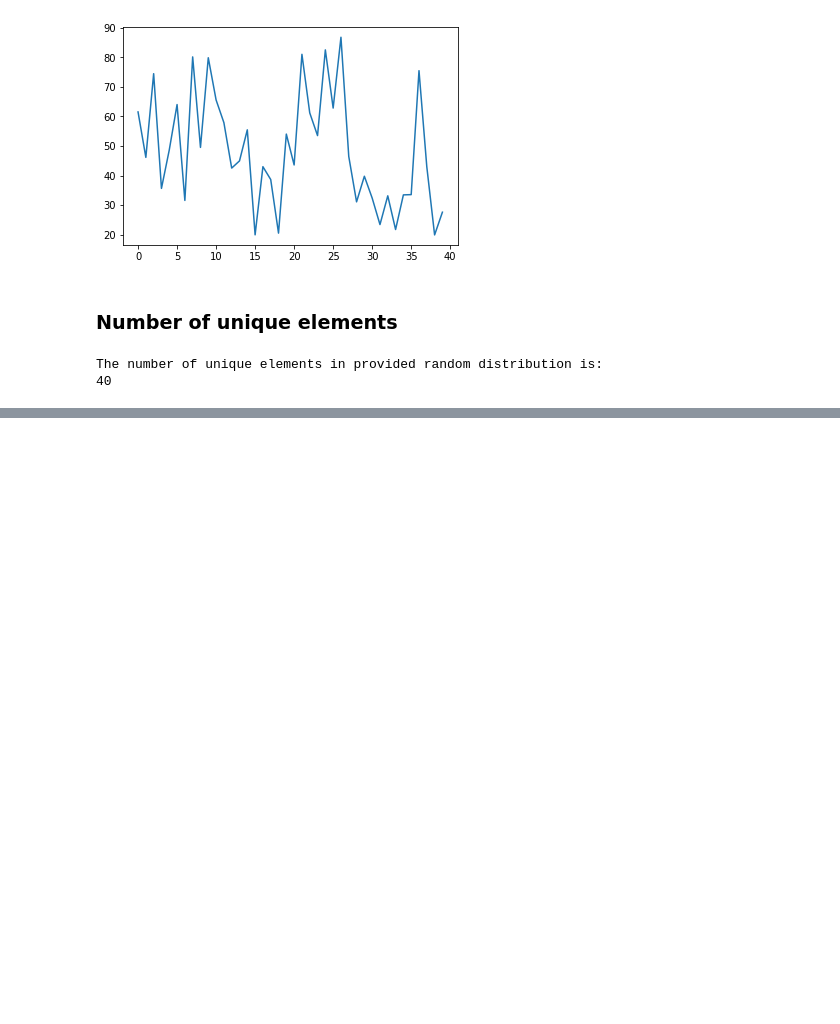
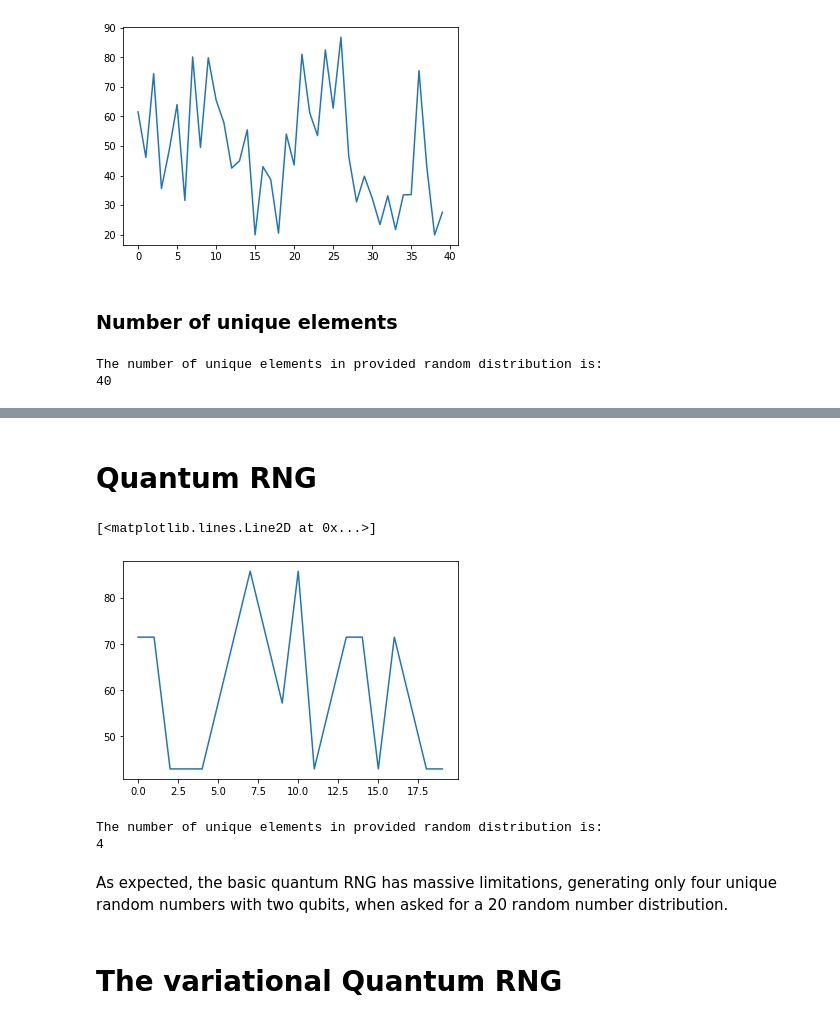
Before and after one commit to harshdeeps036/QiskitFallFest21-AU, a Jupyter notebook: VariationalRNG.ipynb, the cells around one changed output, grey strips where cells are left out. Drawn from its saved outputs; the diff is of its cells as text; code cells hidden in the pictures; blank space fills up the shorter version.

```diff
--- a/VariationalRNG.ipynb
+++ b/VariationalRNG.ipynb
@@ -225,0 +230,29 @@ The number of unique elements in provided random distribution is:
+# %% [markdown]
+# Quantum RNG
+# %%
+y2 = []
+for i in range(20):
+    y2.append(QRandom(0,100,2))
+
+plt.plot(y2)
+# %% [output]
+[<matplotlib.lines.Line2D at 0x...>]
+[figure, added]
+# %%
+z2=[]
+count = 0
+#Counting the number of unique elements
+
+for num in y2:
+    if num not in z2:
+        count = count+1
+        z2.append(num)
+print('The number of unique elements in provided random distribution is:')
+print(count)
+# %% [output]
+The number of unique elements in provided random distribution is:
+4
+# %% [markdown]
+As expected, the basic quantum RNG has massive limitations, generating only four unique random numbers with two qubits, when asked for a 20 random number distribution.
+# %% [markdown]
+# The variational Quantum RNG
```
Also changed, not shown: parts of 5 cells of this notebook.
